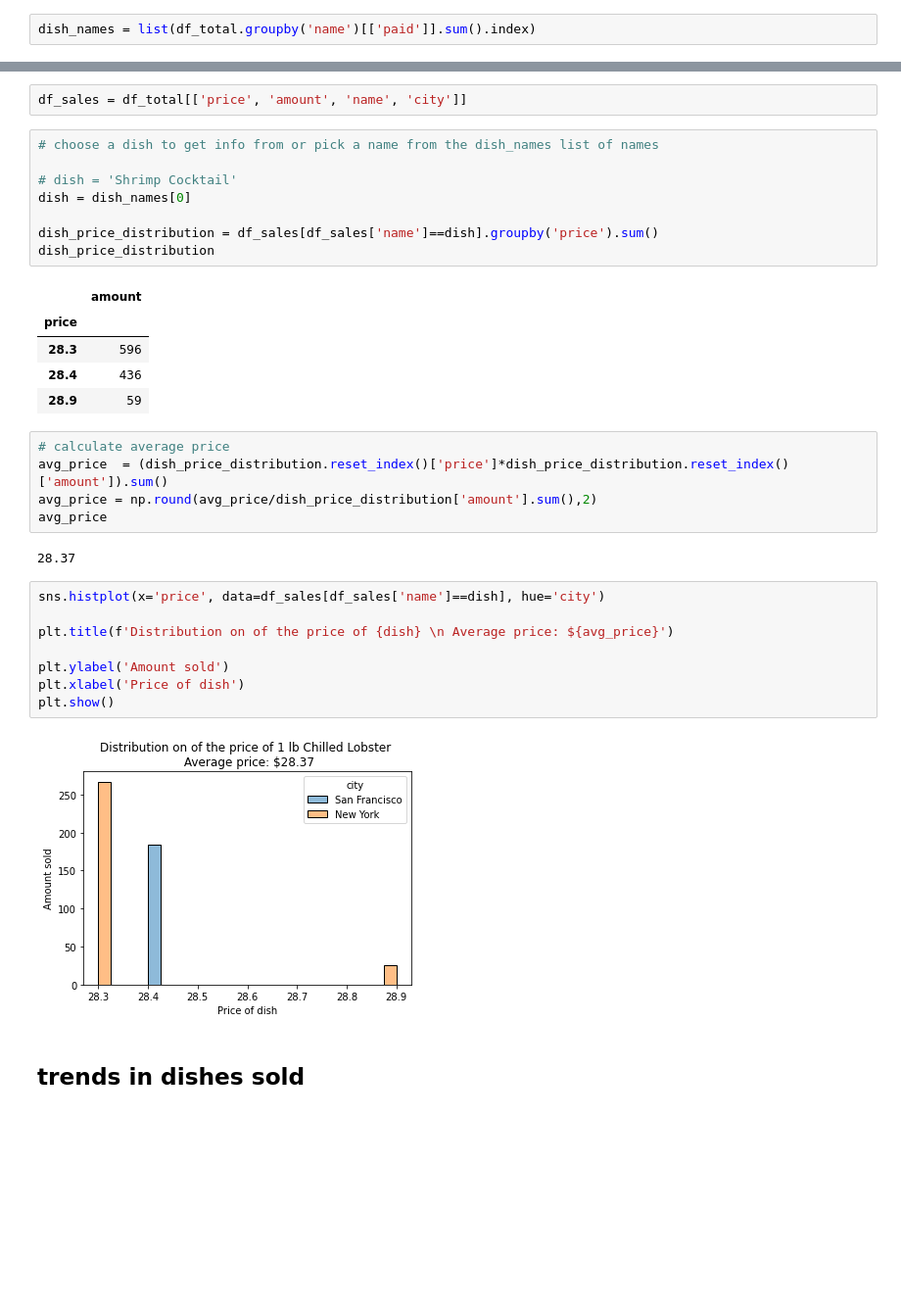
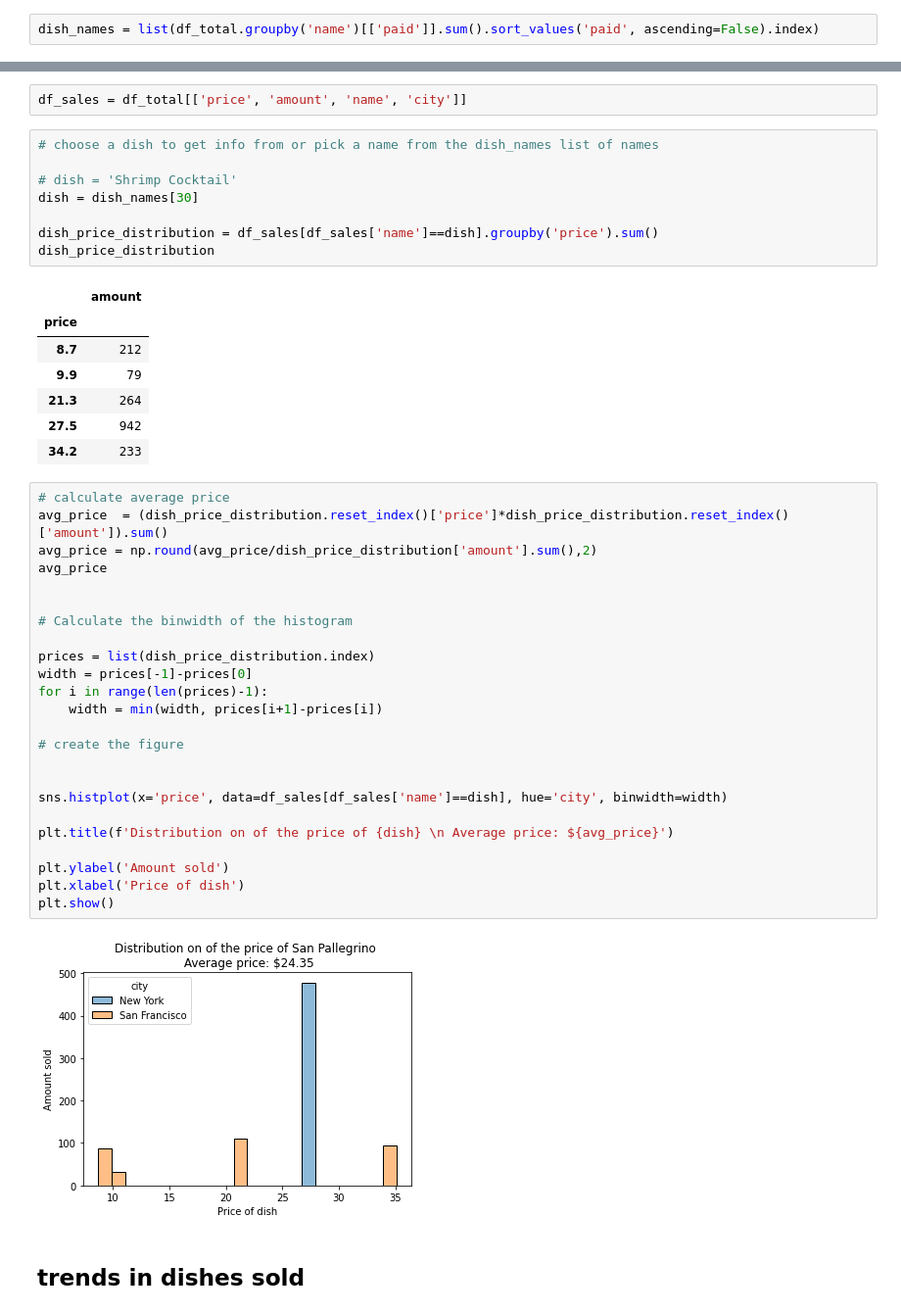
Before and after one commit to qlambotte/accenture_use_case, a Jupyter notebook: Dishes.ipynb, the cells around one changed output, grey strips where cells are left out. Shown at 98% size. Cells and saved outputs as stored; diff of their text form; blank space fills up the shorter version.

```diff
--- a/Dishes.ipynb
+++ b/Dishes.ipynb
@@ -160,2 +139,2 @@ df_total.groupby('name')[['paid']].sum().head(20)
 # %%
-dish_names = list(df_total.groupby('name')[['paid']].sum().index)
+dish_names = list(df_total.groupby('name')[['paid']].sum().sort_values('paid', ascending=False).index)
@@ -167,33 +221,44 @@ df_sales = df_total[['price', 'amount', 'name', 'city']]
 # choose a dish to get info from or pick a name from the dish_names list of names
 
 # dish = 'Shrimp Cocktail'
-dish = dish_names[0]
+dish = dish_names[30]
 
 dish_price_distribution = df_sales[df_sales['name']==dish].groupby('price').sum()
 dish_price_distribution
 # %% [output]
 |  | amount |
 | price |  |
-| 28.3 | 596 |
-| 28.4 | 436 |
-| 28.9 | 59 |
+| 8.7 | 212 |
+| 9.9 | 79 |
+| 21.3 | 264 |
+| 27.5 | 942 |
+| 34.2 | 233 |
-# %%
-# calculate average price
-avg_price  = (dish_price_distribution.reset_index()['price']*dish_price_distribution.reset_index()['amount']).sum()
-avg_price = np.round(avg_price/dish_price_distribution['amount'].sum(),2)
-avg_price
-# %% [output]
-28.37
 # %%
-sns.histplot(x='price', data=df_sales[df_sales['name']==dish], hue='city')
+# calculate average price
+avg_price  = (dish_price_distribution.reset_index()['price']*dish_price_distribution.reset_index()['amount']).sum()
+avg_price = np.round(avg_price/dish_price_distribution['amount'].sum(),2)
+avg_price
+
+
+# Calculate the binwidth of the histogram
+
+prices = list(dish_price_distribution.index)
+width = prices[-1]-prices[0]
+for i in range(len(prices)-1):
+    width = min(width, prices[i+1]-prices[i])
+
+# create the figure
+
+
+sns.histplot(x='price', data=df_sales[df_sales['name']==dish], hue='city', binwidth=width)
 
 plt.title(f'Distribution on of the price of {dish} \n Average price: ${avg_price}')
 
 plt.ylabel('Amount sold')
 plt.xlabel('Price of dish')
 plt.show()
 # %% [output]
-[figure, old version]
+[figure, new version]
 # %% [markdown]
 ## trends in dishes sold
 # %% [markdown]
```
Also changed, not shown: parts of 19 cells of this notebook, 1 other file.
